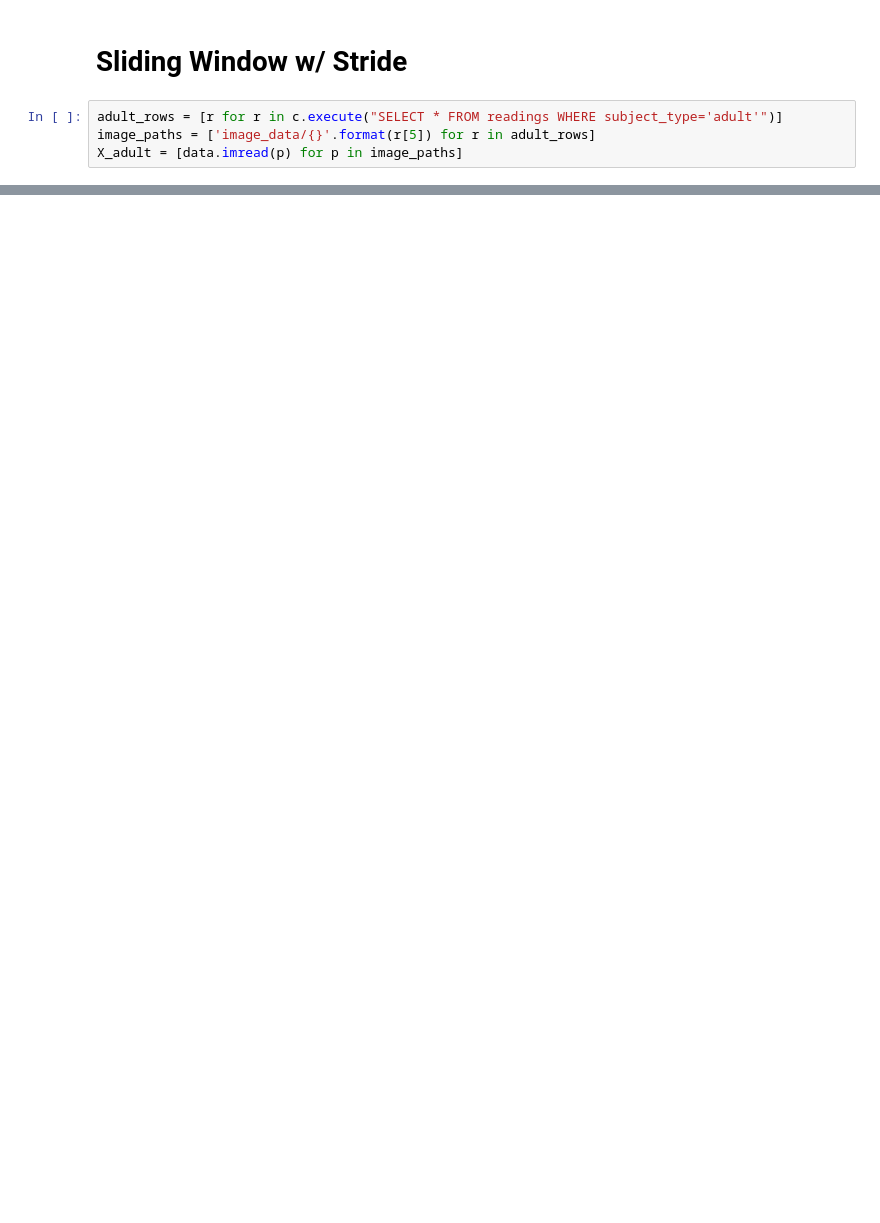
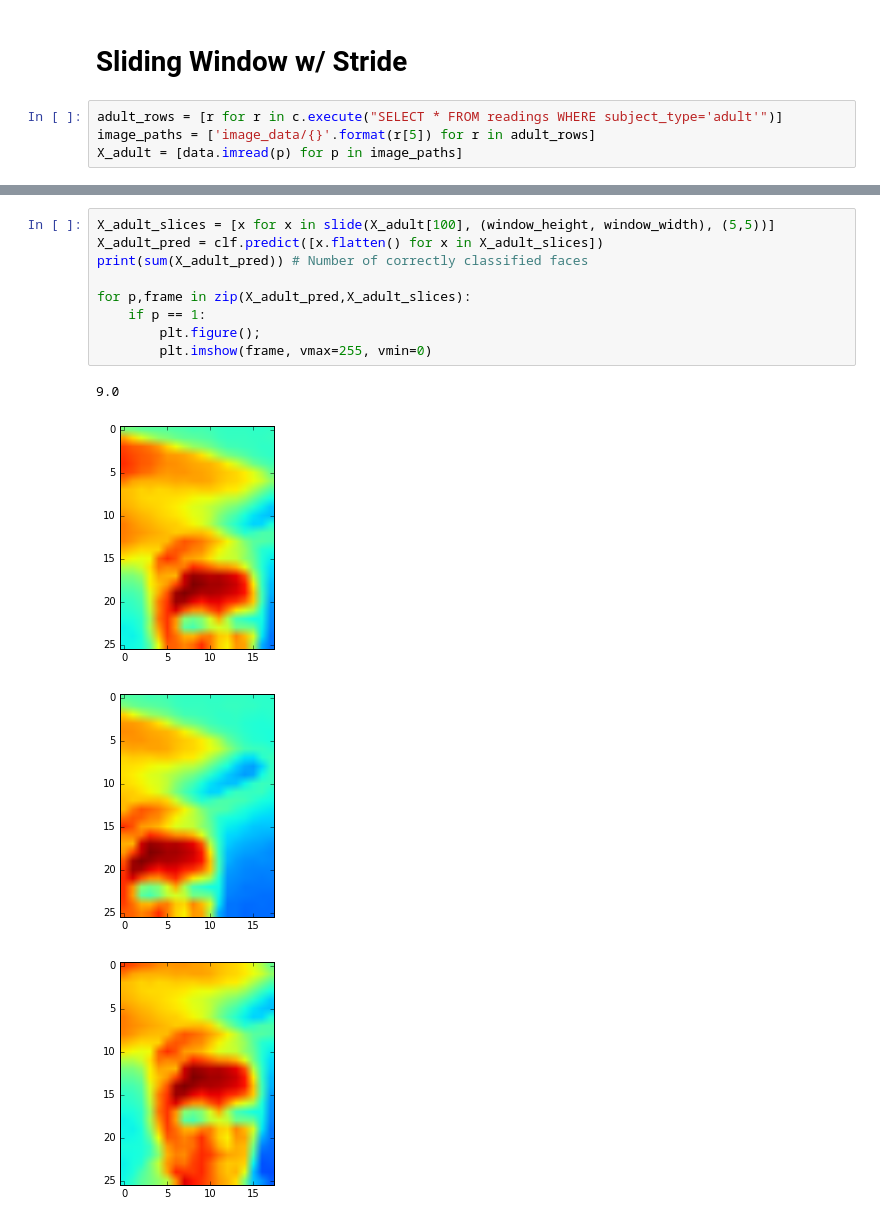
Before and after one commit to vtsatskin/Hot-Car-Data-Collection, a Jupyter notebook: Sliding Window Classifier Testing.ipynb, the cells around one changed output, grey strips where cells are left out. Drawn from its saved outputs; the diff is of its cells as text; blank space fills up the shorter version.

```diff
--- a/Sliding Window Classifier Testing.ipynb
+++ b/Sliding Window Classifier Testing.ipynb
@@ -174,0 +366,14 @@ for p,frame in zip(X_adult_pred,X_adult_slices):
+# %%
+X_adult_slices = [x for x in slide(X_adult[100], (window_height, window_width), (5,5))]
+X_adult_pred = clf.predict([x.flatten() for x in X_adult_slices])
+print(sum(X_adult_pred)) # Number of correctly classified faces
+
+for p,frame in zip(X_adult_pred,X_adult_slices):
+    if p == 1:
+        plt.figure();
+        plt.imshow(frame, vmax=255, vmin=0)
+# %% [output]
+9.0
+[figure, added]
+[figure, added]
+[figure, added]
```
Also changed, not shown: parts of 19 cells of this notebook.
